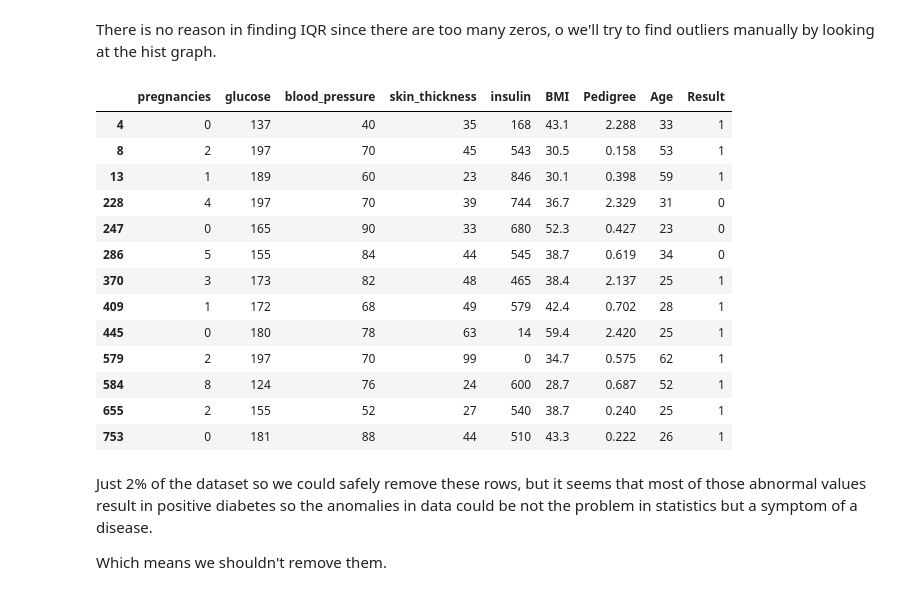
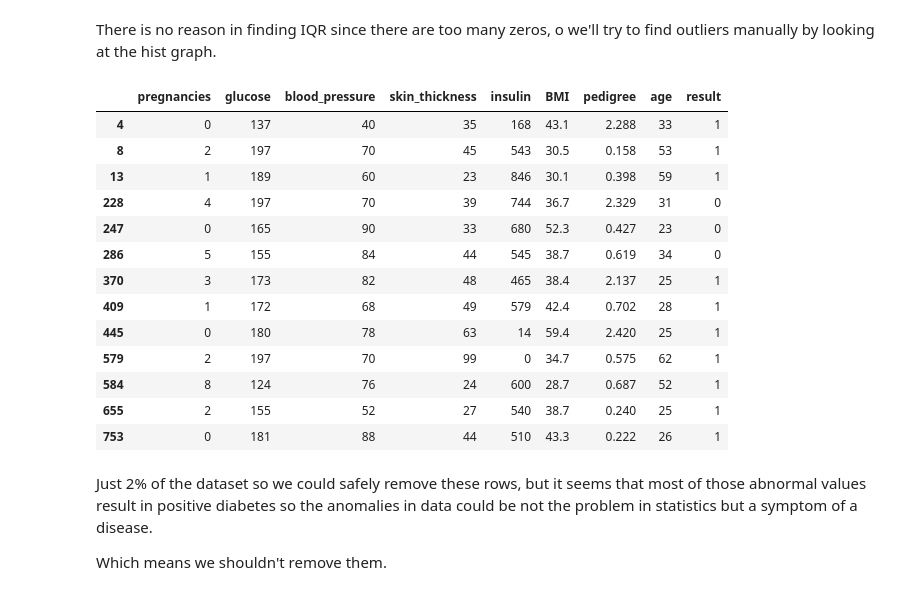
Before and after one commit to Dimildizio/DArc_course, a Jupyter notebook: EDA/PimaKaggle/Pima_indians_kaggle.ipynb, the cells around one changed output. Drawn from its saved outputs; the diff is of its cells as text; code cells hidden in the pictures.

```diff
--- a/EDA/PimaKaggle/Pima_indians_kaggle.ipynb
+++ b/EDA/PimaKaggle/Pima_indians_kaggle.ipynb
@@ -19,7 +19,7 @@ from scipy.stats import boxcox
 %%capture
 !wget -O pima.csv https://raw.githubusercontent.com/Dimildizio/DArc_course/main/EDA/PimaKaggle/pima-indians-diabetes.csv
 # %%
-columns = ['pregnancies','glucose', 'blood_pressure', 'skin_thickness', 'insulin', 'BMI', 'Pedigree', 'Age', 'Result']
+columns = ['pregnancies','glucose', 'blood_pressure', 'skin_thickness', 'insulin', 'BMI', 'pedigree', 'age', 'result']
 data = pd.read_csv('pima.csv', names = columns)
 data.head()
 # %% [output]
@@ -165,9 +165,9 @@ One of the options could be taking mean, median, mode or using linear regression
 # %% [markdown]
 There is no reason in finding IQR since there are too many zeros, o we'll try to find outliers manually by looking at the hist graph.
 # %%
-data[(data['insulin'] > 500) | (data['skin_thickness']>70) | (data['Pedigree'] > 2)]# | (data['BMI']==0) | (data['skin_thickness']==0) | (data['blood_presure']==0) | (data['glucose']==0)]
+data[(data['insulin'] > 500) | (data['skin_thickness']>70) | (data['pedigree'] > 2)]# | (data['BMI']==0) | (data['skin_thickness']==0) | (data['blood_presure']==0) | (data['glucose']==0)]
 # %% [output]
-|  | pregnancies | glucose | blood_pressure | skin_thickness | insulin | BMI | Pedigree | Age | Result |
+|  | pregnancies | glucose | blood_pressure | skin_thickness | insulin | BMI | pedigree | age | result |
 | 4 | 0 | 137 | 40 | 35 | 168 | 43.1 | 2.288 | 33 | 1 |
 | 8 | 2 | 197 | 70 | 45 | 543 | 30.5 | 0.158 | 53 | 1 |
 | 13 | 1 | 189 | 60 | 23 | 846 | 30.1 | 0.398 | 59 | 1 |
```
Also changed, not shown: parts of 49 cells of this notebook.
